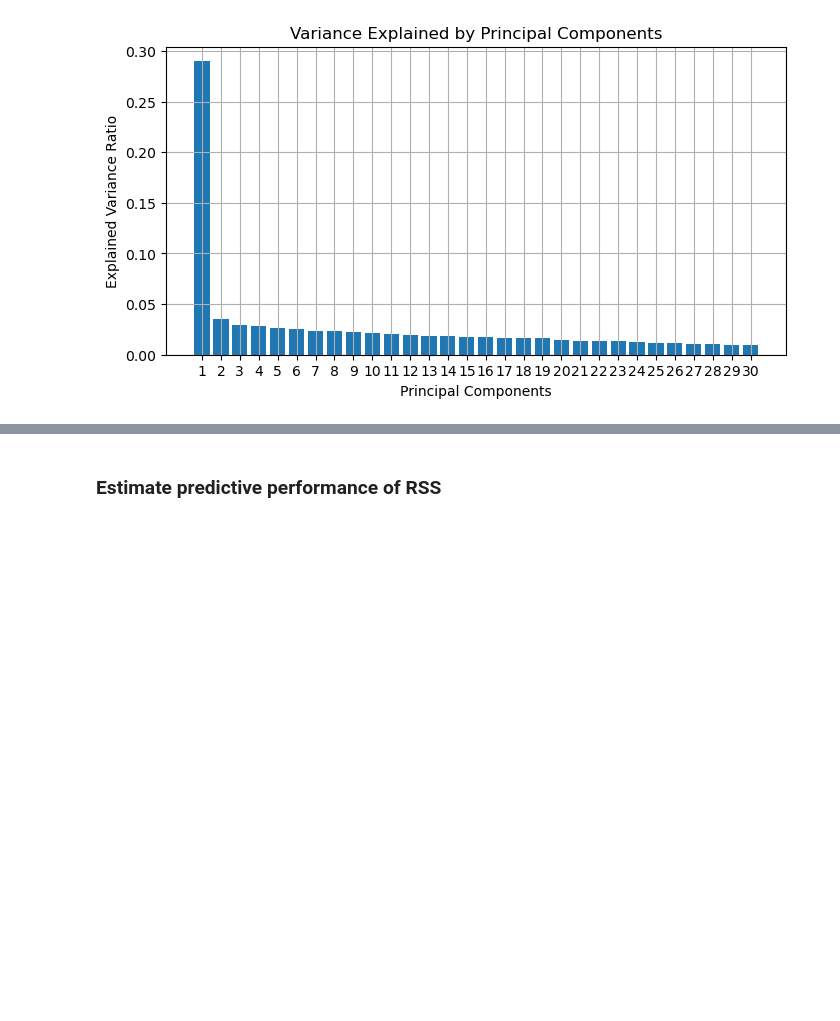
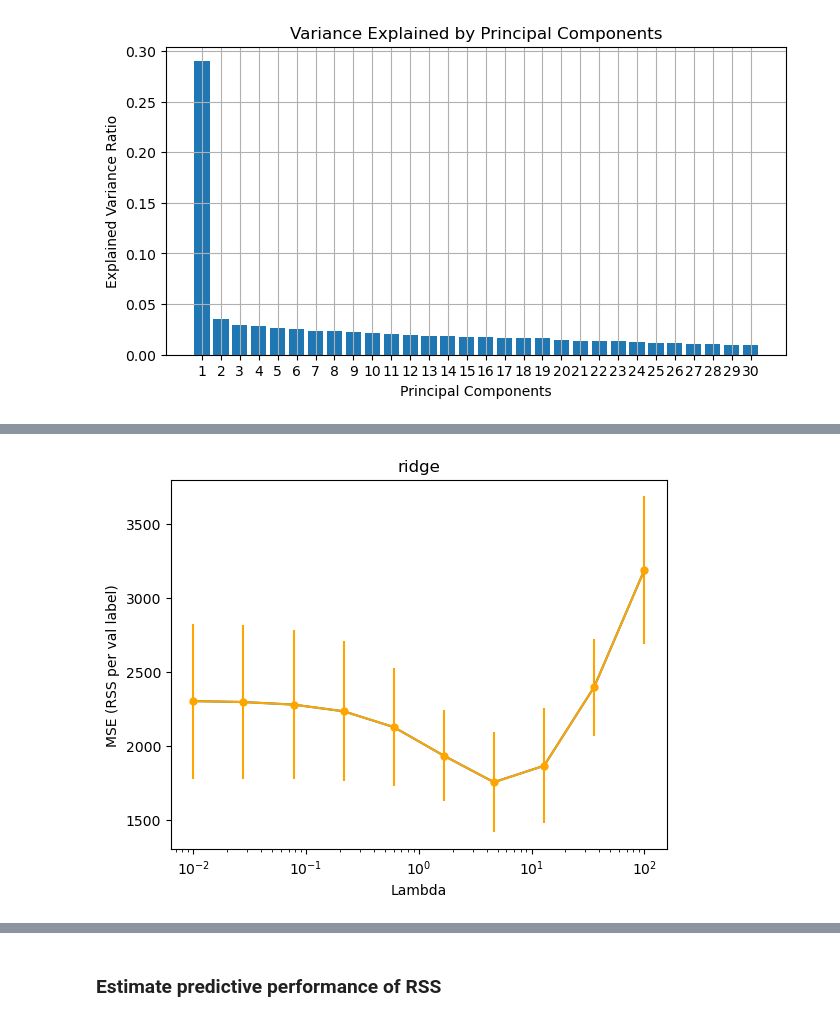
Before and after one commit to BjarkeErichsen/ComputationalDataAnalysisComp, a Jupyter notebook: main.ipynb, the cells around one changed output, grey strips where cells are left out. Cells and saved outputs as stored; diff of their text form; code cells hidden in the pictures; blank space fills up the shorter version.

Commit message:
updated main with xgboost, cross val etc

```diff
--- a/main.ipynb
+++ b/main.ipynb
@@ -140,7 +143,7 @@ def compute_pca_transformer(X_no_label, n_components=2):
 
     return pca, normalization_constants
 
-pca_transformer, normalization_constants = compute_pca_transformer(X_no_label, n_components=n_components)
+pca, normalization_constants = compute_pca_transformer(X_no_label, n_components=n_components)
 # %% [markdown]
 ##### plot PCA
 # %%
@@ -168,0 +202,6 @@ Total variance explained by the included PCs: 0.8189
+# %%
+### hyperparams
+
+lambdas = np.logspace(-2,2,10)
+K = 3
+seed = 69
@@ -168,0 +210,85 @@ Total variance explained by the included PCs: 0.8189
+# %%
+### USING RAW TRAIN DATA
+YTrain = Train["y"].values
+XTrain = Train.drop(columns=["y"]).values
+
+### USE EMBEDDED AND NORMALIZED TRAIN DATA
+YTrain = yTrain
+XTrain = xTrain_pc
+# %%
+def devianceFunc(ytrue, yscores):
+    return np.sum((ytrue - yscores) ** 2)  # RSS equivalent
+
+CV = KFold(n_splits=K, shuffle=True, random_state=seed)  # Use standard KFold for regression
+
+
+regression_models = ["ridge", "xgboost"] #takes around
+deviance = np.zeros((len(regression_models), K, len(lambdas)))
+
+with warnings.catch_warnings(): # done to disable all the convergence warnings from elastic net
+    warnings.simplefilter("ignore")
+
+    #Setup CrossValidation loop
+    for k, (train_index, test_index) in enumerate(CV.split(XTrain, YTrain)):
+
+        X_train = XTrain[train_index, :]
+        y_train = YTrain[train_index]
+
+        y_test = YTrain[test_index]
+        X_test = XTrain[test_index]
+
+        #Setup loop over possible lambdas
+        for i, lambda_ in enumerate(lambdas):
+
+
+            for reg_i, reg_model in enumerate(regression_models):
+
+                if reg_model == "ridge":
+                    #For each lambda run logistic regression
+                    reg = Ridge(alpha=lambda_)
+                    reg.fit(X_train, y_train)
+
+                    #Predict the data in the test fold
+                    yscores = reg.predict(X_test)
+
+                    RSS = devianceFunc(y_test, yscores)
+                    deviance[reg_i, k, i] = RSS/y_test.shape[0]
+
+
+                elif reg_model == "xgboost":
+                    reg = XGBRegressor(
+                        objective="reg:squarederror",
+                        reg_lambda=lambda_,  # L2 regularization (like Ridge)
+                        random_state=seed,  # Ensures reproducibility
+                        max_depth = 3,
+                        learning_rate=0.02
+                    )
+
+                    # Train the model
+                    reg.fit(X_train, y_train)
+
+                    yscores = reg.predict(X_test)
+
+                    RSS = devianceFunc(y_test, yscores)
+                    deviance[reg_i, k, i] = RSS / y_test.shape[0]  # Mean Squared Error (MSE)
+
+#Compute the average and std of the deviance over CV folds
+
+for i in range(len(regression_models)):
+    testError = np.mean(deviance[i], axis=0)  #we do across axis=0, because this axis corrosponds to the folds, meaning we average across all elements of the same column
+    testStd = np.std(deviance[i], axis=0)
+
+    #Select the optimal lambda using the 1-std-rule
+    Lambda_CV_1StdRule = lambdas[testError < min(testError) +testStd][-1]
+    print("CV lambda 1 std rule %0.2f" % Lambda_CV_1StdRule)
+
+    plt.figure()
+    plt.errorbar(lambdas, testError, testStd, marker='.', color='orange', markersize=10)
+    plt.semilogx(lambdas, testError)
+
+    plt.xlabel("Lambda")
+    plt.ylabel("MSE (RSS per val label)")
+    plt.title(f"{regression_models[i]}")
+    plt.show()
+    print(f"min val error is {min(testError)}. This is the RSS divided per datapoint in the validation set. Ie. its MSE instead of RSS.")
+# %% [output]
@@ -168,0 +296 @@ Total variance explained by the included PCs: 0.8189
+[figure, added]
```
Also changed, not shown: parts of 12 cells of this notebook, 1 other file.
